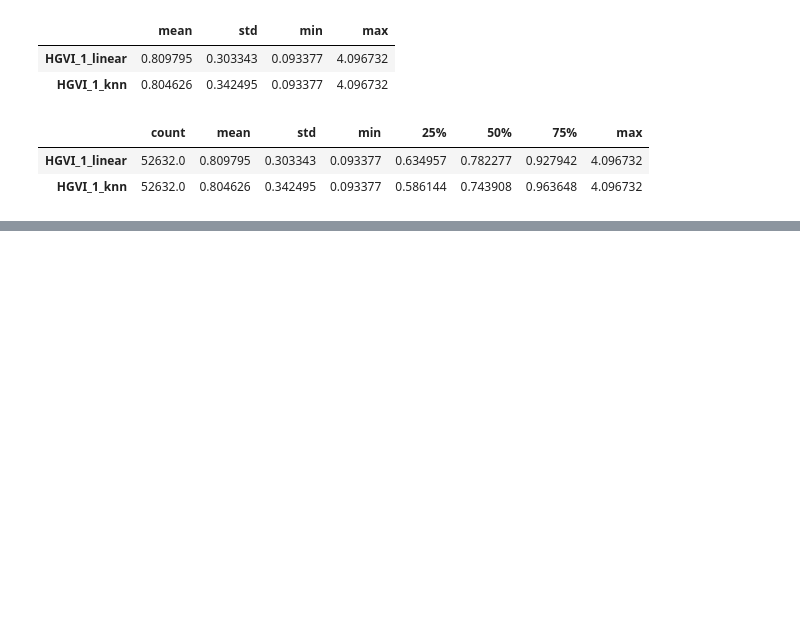
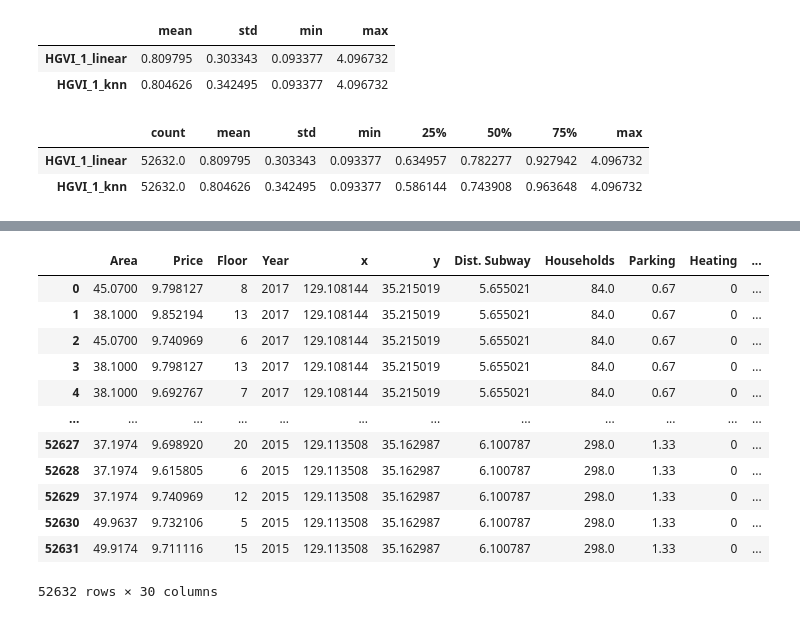
Before and after one commit to Pythonash/Projects, a Jupyter notebook: 그린인덱스_실험계획법1.ipynb, the cells around one changed output, grey strips where cells are left out. Saved outputs shown, nothing was run; the diff lists cells and outputs as text; code cells hidden in the pictures; blank space fills up the shorter version.

```diff
--- a/그린인덱스_실험계획법1.ipynb
+++ b/그린인덱스_실험계획법1.ipynb
@@ -1285,0 +1440,4 @@ df[['HGVI_1_linear','HGVI_1_knn']].describe().T
+# %%
+df['HGVI_1'] = df['HGVI_1'].fillna(df['HGVI_1'].mean())
+
+df.isnull().sum()
@@ -1285,0 +1495,16 @@ df[['HGVI_1_linear','HGVI_1_knn']].describe().T
+# %%
+df
+# %% [output]
+|  | Area | Price | Floor | Year | x | y | Dist. Subway | Households | Parking | Heating | ... |
+| 0 | 45.0700 | 9.798127 | 8 | 2017 | 129.108144 | 35.215019 | 5.655021 | 84.0 | 0.67 | 0 | ... |
+| 1 | 38.1000 | 9.852194 | 13 | 2017 | 129.108144 | 35.215019 | 5.655021 | 84.0 | 0.67 | 0 | ... |
+| 2 | 45.0700 | 9.740969 | 6 | 2017 | 129.108144 | 35.215019 | 5.655021 | 84.0 | 0.67 | 0 | ... |
+| 3 | 38.1000 | 9.798127 | 13 | 2017 | 129.108144 | 35.215019 | 5.655021 | 84.0 | 0.67 | 0 | ... |
+| 4 | 38.1000 | 9.692767 | 7 | 2017 | 129.108144 | 35.215019 | 5.655021 | 84.0 | 0.67 | 0 | ... |
+| ... | ... | ... | ... | ... | ... | ... | ... | ... | ... | ... | ... |
+| 52627 | 37.1974 | 9.698920 | 20 | 2015 | 129.113508 | 35.162987 | 6.100787 | 298.0 | 1.33 | 0 | ... |
+| 52628 | 37.1974 | 9.615805 | 6 | 2015 | 129.113508 | 35.162987 | 6.100787 | 298.0 | 1.33 | 0 | ... |
+| 52629 | 37.1974 | 9.740969 | 12 | 2015 | 129.113508 | 35.162987 | 6.100787 | 298.0 | 1.33 | 0 | ... |
+| 52630 | 49.9637 | 9.732106 | 5 | 2015 | 129.113508 | 35.162987 | 6.100787 | 298.0 | 1.33 | 0 | ... |
+| 52631 | 49.9174 | 9.711116 | 15 | 2015 | 129.113508 | 35.162987 | 6.100787 | 298.0 | 1.33 | 0 | ... |
+52632 rows × 30 columns
```
Also changed, not shown: parts of 17 cells of this notebook.
